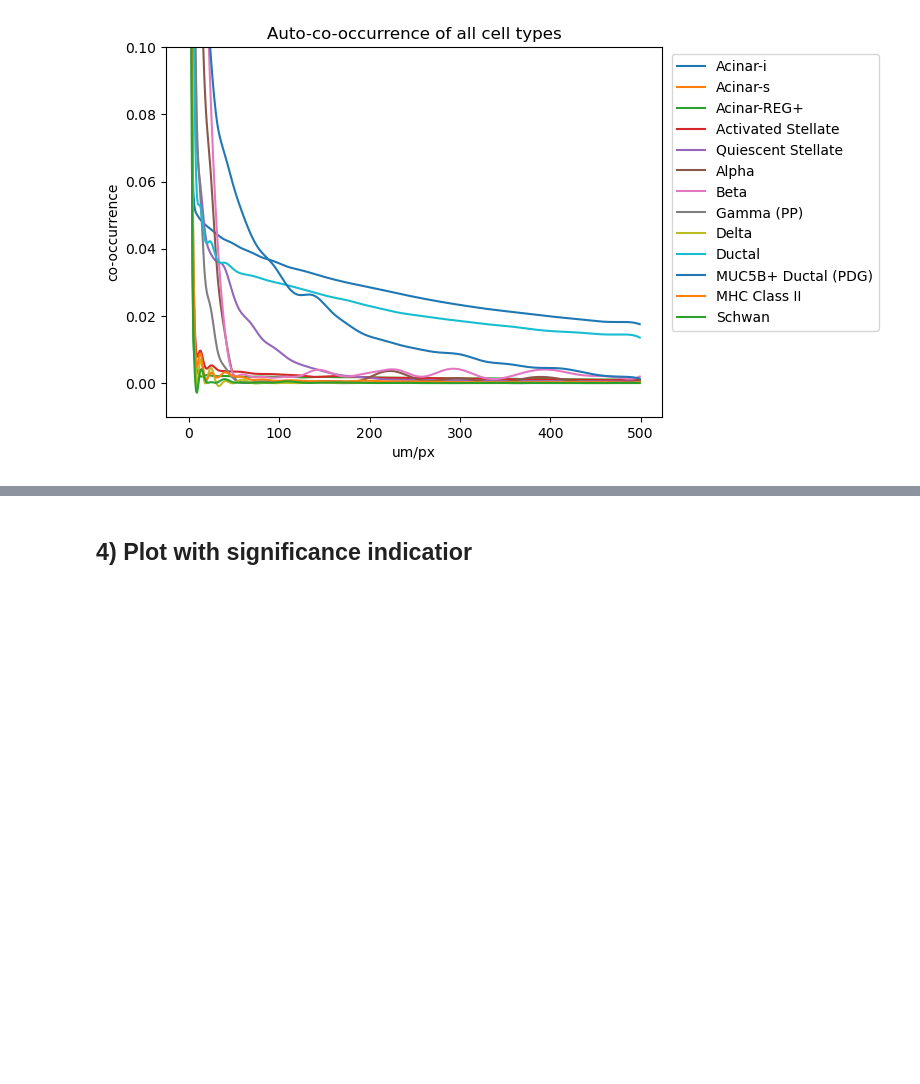
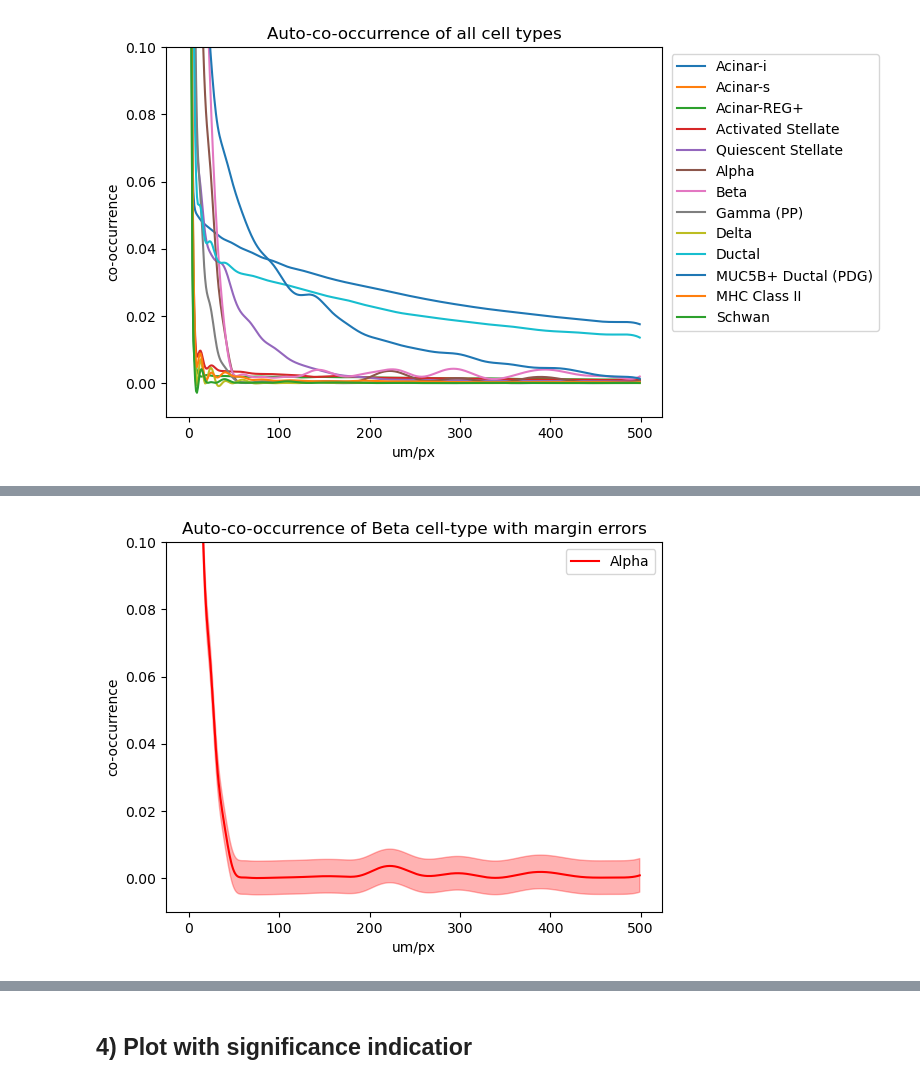
Before and after one commit to HiDiHlabs/sonar, a Jupyter notebook: sonar/plotting_functions_test.ipynb, the cells around one changed output, grey strips where cells are left out. Cells and saved outputs as stored; diff of their text form; code cells hidden in the pictures; blank space fills up the shorter version.

```diff
--- a/sonar/plotting_functions_test.ipynb
+++ b/sonar/plotting_functions_test.ipynb
@@ -106,0 +157,38 @@ simple_cooc_plot(cooc_curves_res = cooc_template_, cell_type_labels = cluster_la
+# %%
+def cooc_with_error_margins(cooc_curves_res, cell_type, error_margin, cell_type_labels = cluster_labels, y_zoom = 0.1): #cell_type_labels should be changed
+
+    """Function for plotting simple co-occurrence plots, the result of a sonar function.
+    Specific cell-types can be selected.
+
+    Parameters:
+    - cooc_curves_res: an array that containes co-occurrence curves, the result of son.co_occurrence_from_tensor() function.
+    - cell_type: int, selected cell-type number.
+    - error_margin: float, passed error margin value
+    - cell_type_labels: a list of cell-type labels.
+    - y_zoom: float, scaling parameter for looking closer at curves, choosing the upper limit of y-axis.
+    """
+    fig, ax = plt.subplots()
+
+    ax.set_ylabel("co-occurrence")
+    ax.set_xlabel("um/px")
+    ax.set_ylim(-0.01, y_zoom)
+
+    # plots preparation
+    initial_plot = cooc_curves_res[cell_type,cell_type]
+    min_error = cooc_curves_res[cell_type,cell_type]-error_margin
+    max_error = cooc_curves_res[cell_type,cell_type]+error_margin
+
+    X = list(range(cooc_curves_res.shape[2])) # x axis of the plot
+
+    # margin error plotting
+    ax.plot(initial_plot, label=cell_type_labels[cell_type], color = 'r')
+    ax.plot(min_error, color = 'r', linewidth = 0.001)
+    ax.plot(max_error, color = 'r', linewidth = 0.001)
+    ax.fill_between(x=X, y1=min_error, y2=max_error, color = 'r', alpha = 0.3)
+
+    ax.legend(loc="upper right")
+    ax.set_title(f"Auto-co-occurrence of {cluster_labels[7]} cell-type with margin errors")
+# %%
+cooc_with_error_margins(cooc_curves_res=cooc_template_, cell_type=6, error_margin=0.005)
+# %% [output]
+[figure, added]
```
Also changed, not shown: parts of 8 cells of this notebook.
